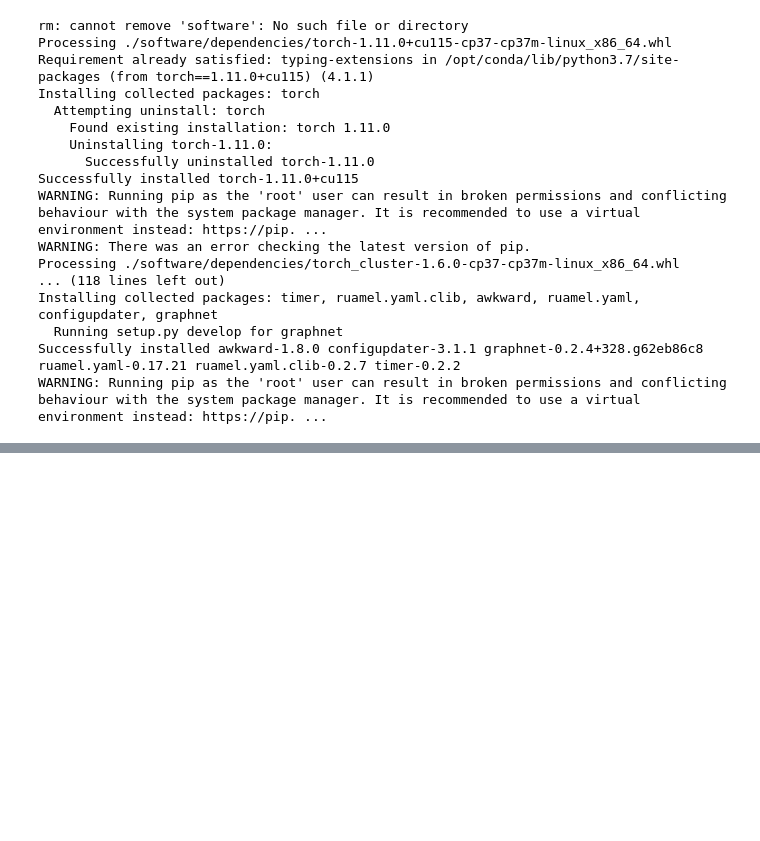
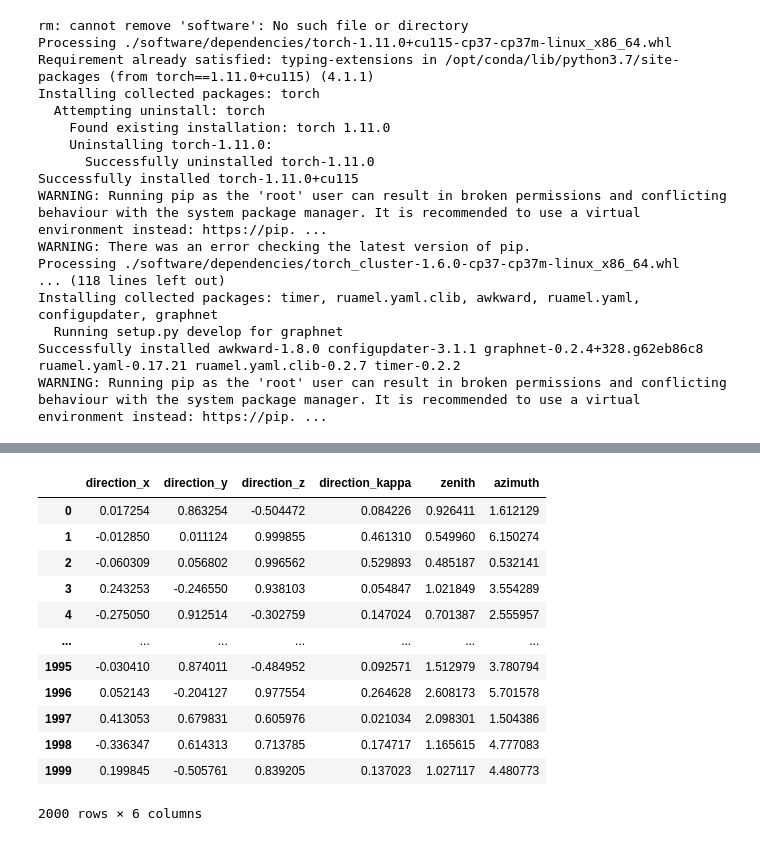
Before and after one commit to mgetsova/kaggle, a Jupyter notebook: icecube-graphnet.ipynb, the cells around one changed output, grey strips where cells are left out. Drawn from its saved outputs; the diff is of its cells as text; code cells hidden in the pictures; blank space fills up the shorter version.

```diff
--- a/icecube-graphnet.ipynb
+++ b/icecube-graphnet.ipynb
@@ -378,7 +415,8 @@ def build_model(config: Dict[str,Any], train_dataloader: Any) -> StandardModel:
                               config["target"] + "_y",
                               config["target"] + "_z",
                               config["target"] + "_kappa" ]
-    additional_attributes = ['zenith', 'azimuth', 'event_id']
+    #additional_attributes = ['zenith', 'azimuth', 'event_id']
+    additional_attributes = ['zenith', 'azimuth']
 
     model = StandardModel(
         detector=detector,
@@ -409,13 +447,19 @@ graphnet [MainProcess] WARNING  2023-04-26 06:51:36 - warning - `icecube` not av
 def training_step(config: Dict[str, Any], dataset_) -> StandardModel:
     """Builds and trains GNN according to config."""
     logger.info(f"features: {config['features']}")
-    logger.info(f"truth: {config['target']}")
+    logger.info(f"truth: {config['truth']}")
 
     #archive = os.path.join(config['base_dir'], "train_model_without_configs")
-    #run_name = f"dynedge_{config['target']}_{config['run_name_tag']}"
+    run_name = f"dynedge_{config['target']}_{config['run_name_tag']}"
+
+    percent_test = 0.7
+    if isinstance(dataset_, List):
+        length = len(dataset_)
+    else:
+        length = dataset_.len()
 
     # do train-test split as:
-    train_len = int(0.7*dataset_.len())
+    train_len = int(percent_test*length)
     train_loader = DataLoader(dataset_[:train_len], batch_size=config['batch_size'], shuffle=True, follow_batch=config['target']) # shuffle data every epoch
     val_loader = DataLoader(dataset_[train_len:], batch_size=config['batch_size'], shuffle=False, follow_batch=config['target'])
 
@@ -438,5 +482,5 @@ def training_step(config: Dict[str, Any], dataset_) -> StandardModel:
     )
     return model
 # %%
-model = training_step(config=config)
+model = training_step(config, train_subset)
 # %% [output]
@@ -466,0 +489,8 @@ results = model.predict_as_dataframe(
+# %%
+test_loader = DataLoader(test_subset, batch_size=config['batch_size'], shuffle=False)
+results = model.predict_as_dataframe(
+        gpus = [0],
+        dataloader = test_loader,
+        prediction_columns=model.prediction_columns,
+        additional_attributes=model.additional_attributes
+    )
@@ -466,0 +501,16 @@ results = model.predict_as_dataframe(
+# %%
+results
+# %% [output]
+|  | direction_x | direction_y | direction_z | direction_kappa | zenith | azimuth |
+| 0 | 0.017254 | 0.863254 | -0.504472 | 0.084226 | 0.926411 | 1.612129 |
+| 1 | -0.012850 | 0.011124 | 0.999855 | 0.461310 | 0.549960 | 6.150274 |
+| 2 | -0.060309 | 0.056802 | 0.996562 | 0.529893 | 0.485187 | 0.532141 |
+| 3 | 0.243253 | -0.246550 | 0.938103 | 0.054847 | 1.021849 | 3.554289 |
+| 4 | -0.275050 | 0.912514 | -0.302759 | 0.147024 | 0.701387 | 2.555957 |
+| ... | ... | ... | ... | ... | ... | ... |
+| 1995 | -0.030410 | 0.874011 | -0.484952 | 0.092571 | 1.512979 | 3.780794 |
+| 1996 | 0.052143 | -0.204127 | 0.977554 | 0.264628 | 2.608173 | 5.701578 |
+| 1997 | 0.413053 | 0.679831 | 0.605976 | 0.021034 | 2.098301 | 1.504386 |
+| 1998 | -0.336347 | 0.614313 | 0.713785 | 0.174717 | 1.165615 | 4.777083 |
+| 1999 | 0.199845 | -0.505761 | 0.839205 | 0.137023 | 1.027117 | 4.480773 |
+2000 rows × 6 columns
```
Also changed, not shown: parts of 15 cells of this notebook.
